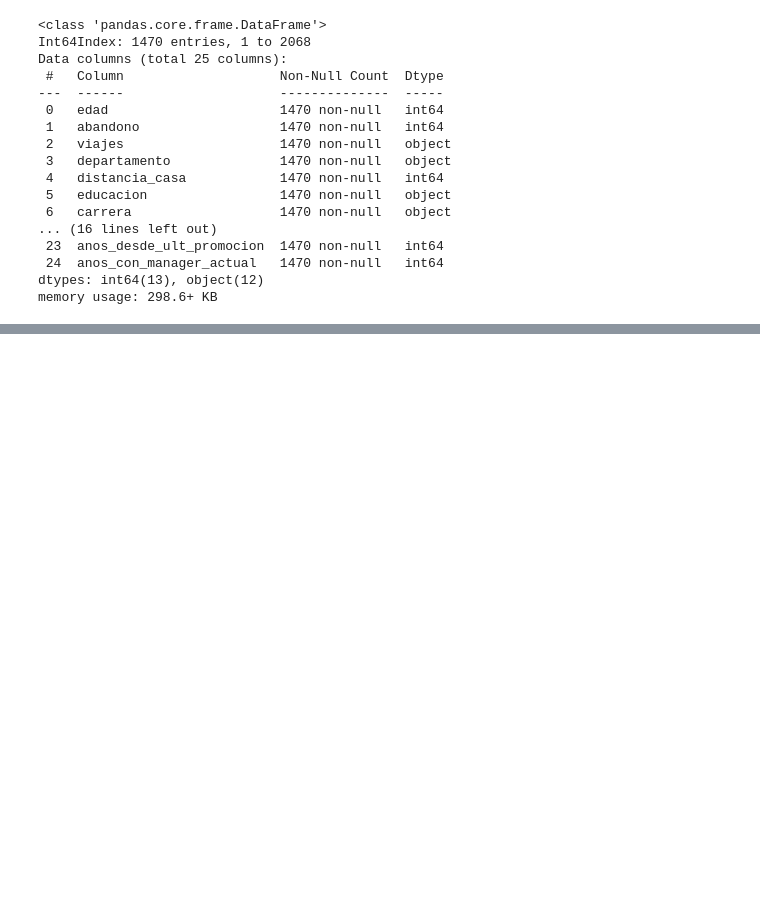
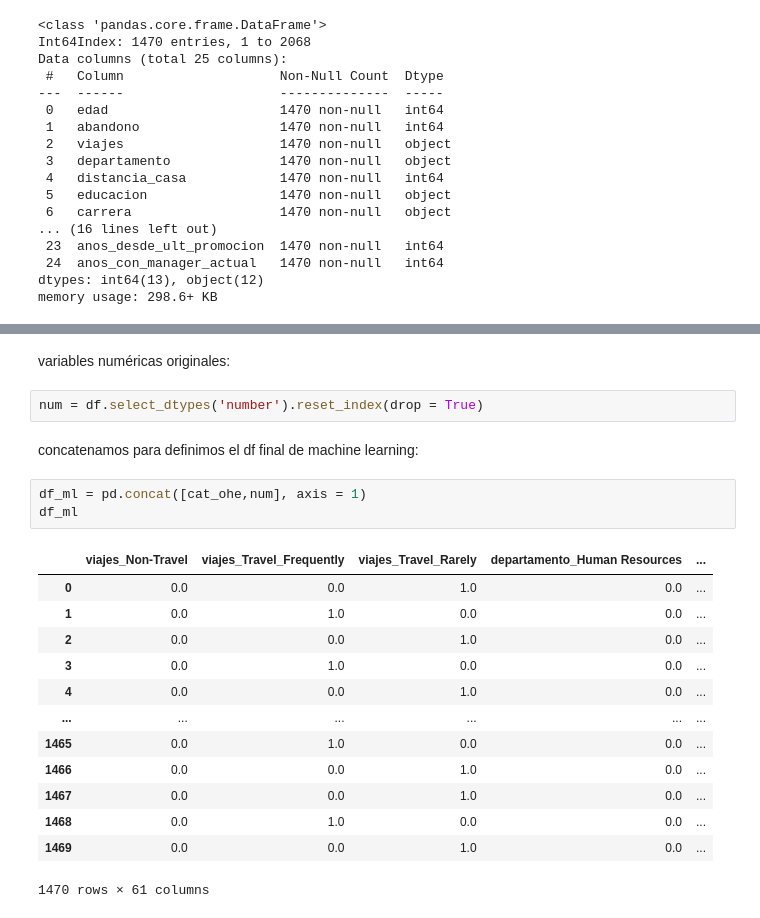
Before and after one commit to adolfo85/fugaempleados, a Jupyter notebook: fugaEmpleados.ipynb, the cells around one changed output, grey strips where cells are left out. Drawn from its saved outputs; the diff is of its cells as text; blank space fills up the shorter version.

```diff
--- a/fugaEmpleados.ipynb
+++ b/fugaEmpleados.ipynb
@@ -262,0 +300,23 @@ Preparación de los datos para creación de modelos: transformamos las variables
+# %% [markdown]
+variables numéricas originales:
+# %%
+num = df.select_dtypes('number').reset_index(drop = True)
+# %% [markdown]
+concatenamos para definimos el df final de machine learning:
+# %%
+df_ml = pd.concat([cat_ohe,num], axis = 1)
+df_ml
+# %% [output]
+|  | viajes_Non-Travel | viajes_Travel_Frequently | viajes_Travel_Rarely | departamento_Human Resources | ... |
+| 0 | 0.0 | 0.0 | 1.0 | 0.0 | ... |
+| 1 | 0.0 | 1.0 | 0.0 | 0.0 | ... |
+| 2 | 0.0 | 0.0 | 1.0 | 0.0 | ... |
+| 3 | 0.0 | 1.0 | 0.0 | 0.0 | ... |
+| 4 | 0.0 | 0.0 | 1.0 | 0.0 | ... |
+| ... | ... | ... | ... | ... | ... |
+| 1465 | 0.0 | 1.0 | 0.0 | 0.0 | ... |
+| 1466 | 0.0 | 0.0 | 1.0 | 0.0 | ... |
+| 1467 | 0.0 | 0.0 | 1.0 | 0.0 | ... |
+| 1468 | 0.0 | 1.0 | 0.0 | 0.0 | ... |
+| 1469 | 0.0 | 0.0 | 1.0 | 0.0 | ... |
+1470 rows × 61 columns
```
Also changed, not shown: parts of 5 cells of this notebook.
